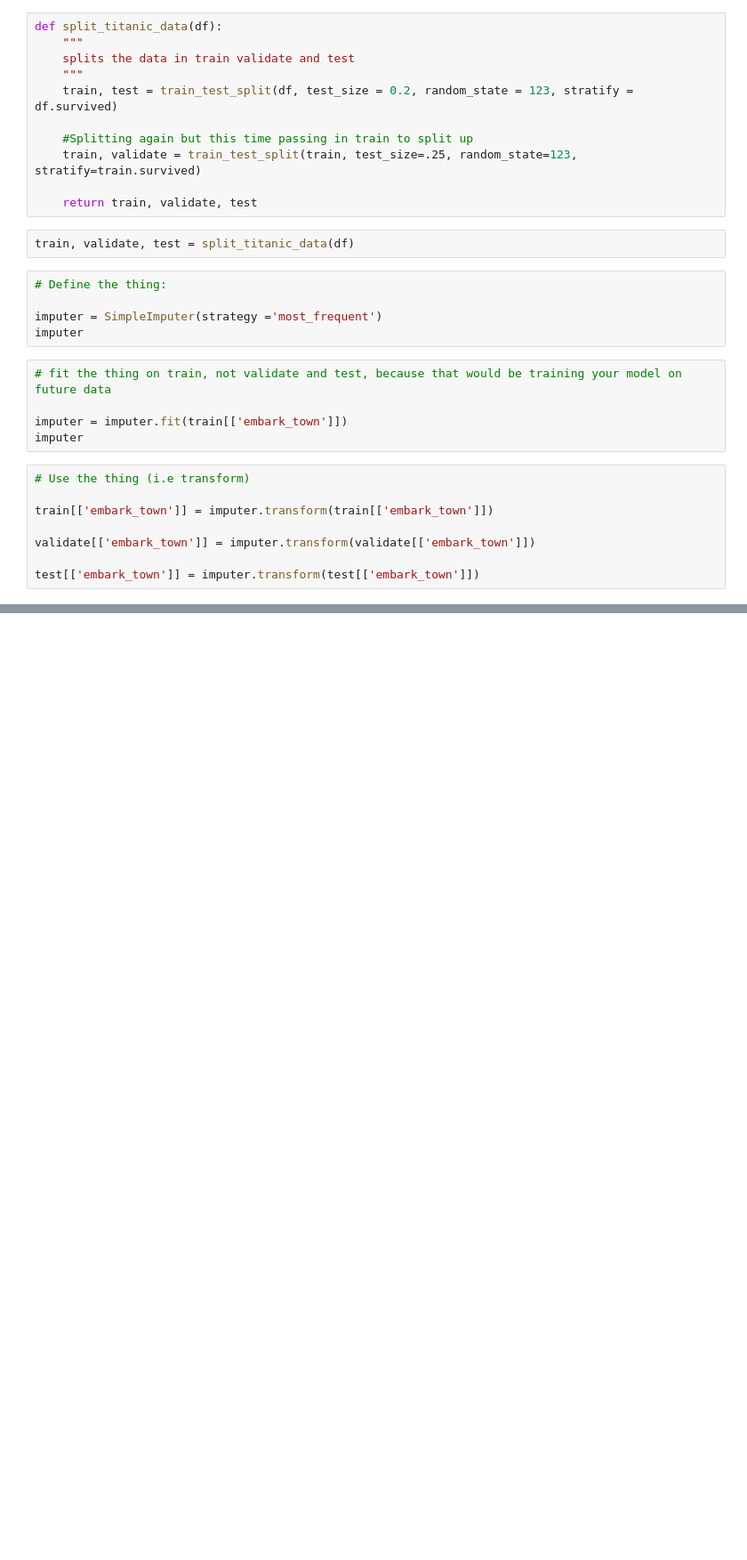
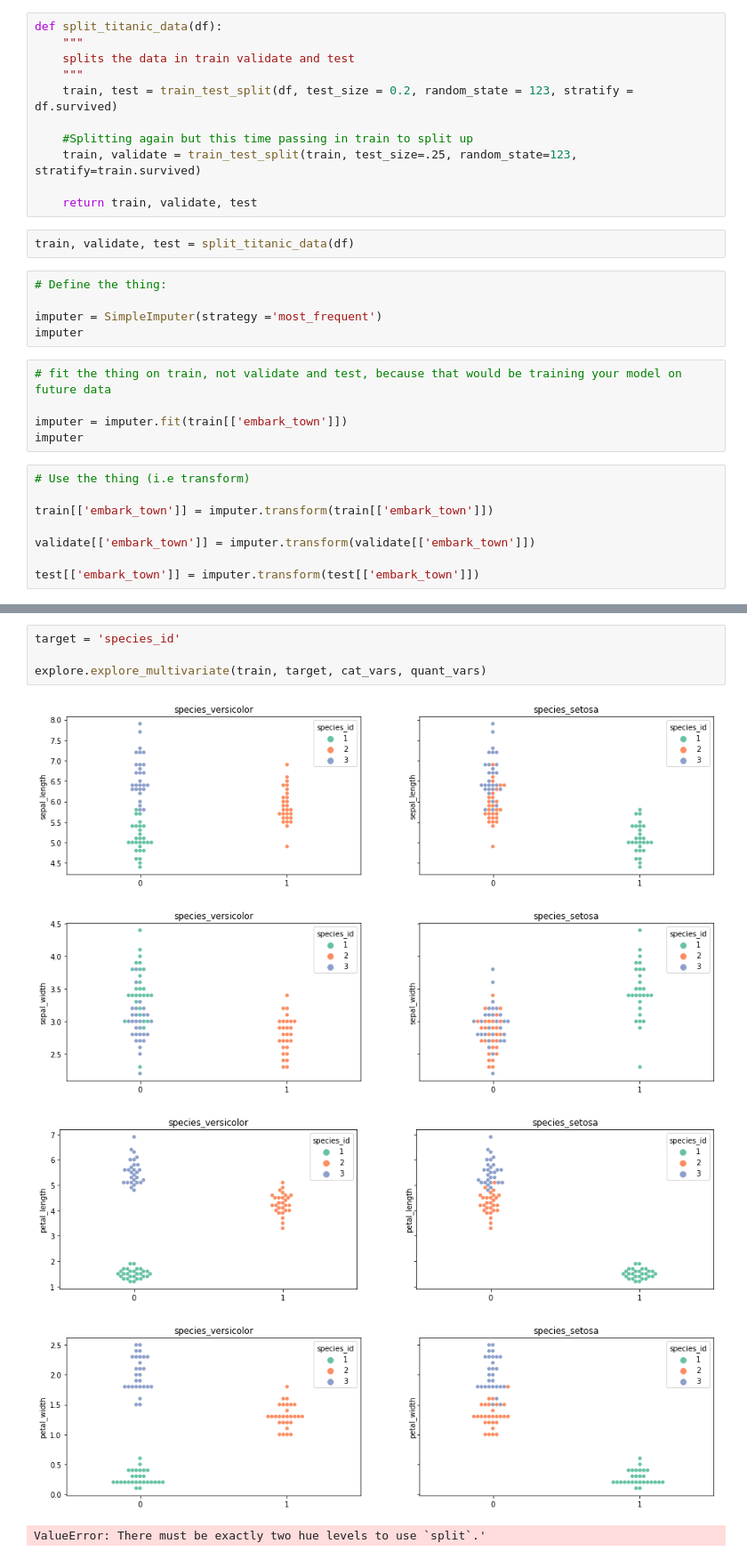
Before and after one commit to veronica-f-reyes/classification-exercises, a Jupyter notebook: classification_exercises.ipynb, the cells around one changed output, grey strips where cells are left out. Shown at 89% size. Saved outputs shown, nothing was run; the diff lists cells and outputs as text; blank space fills up the shorter version.

```diff
--- a/classification_exercises.ipynb
+++ b/classification_exercises.ipynb
@@ -815,0 +854,10 @@ plt.show()
+# %%
+target = 'species_id'
+
+explore.explore_multivariate(train, target, cat_vars, quant_vars)
+# %% [output]
+[figure, added]
+[figure, added]
+[figure, added]
+[figure, added]
+ValueError: There must be exactly two hue levels to use `split`.'
```
Also changed, not shown: parts of 58 cells of this notebook, 1 other file.
